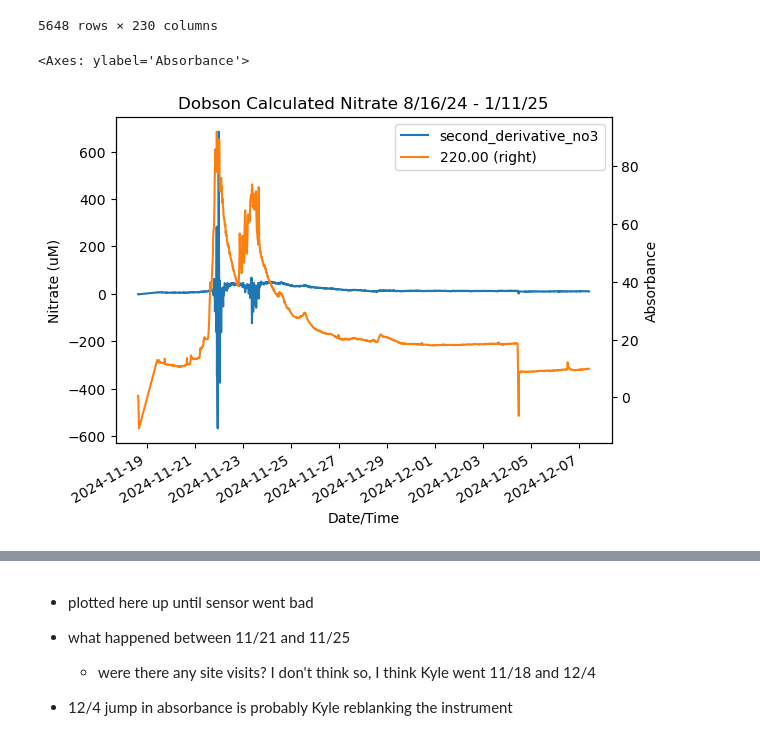
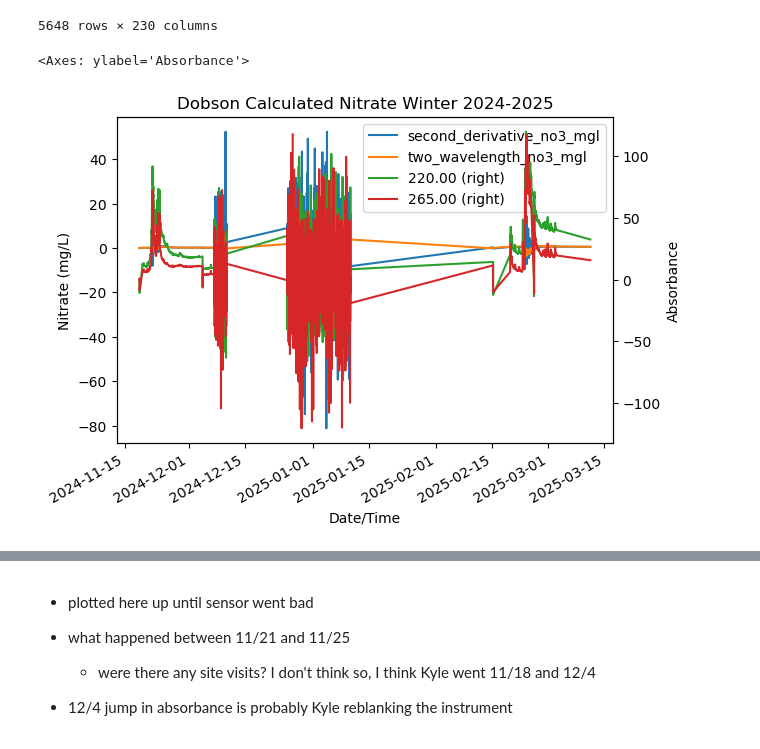
Before and after one commit to mbeneck/rcew-nitrate, a Jupyter notebook: 8-16-24 Reynolds Data.ipynb, the cells around one changed output, grey strips where cells are left out. Saved outputs shown, nothing was run; the diff lists cells and outputs as text; code cells hidden in the pictures.

Commit message:
added plots for all data from RME and dobson up until March 11 2025. Also added code to ingest and plot nutrient analyzer data

```diff
--- a/8-16-24 Reynolds Data.ipynb
+++ b/8-16-24 Reynolds Data.ipynb
@@ -69,7 +145,7 @@ dobson81624.to_excel('/Users/beneck/Library/CloudStorage/OneDrive-NortheasternUn
 # %%
 dobson = scan_helpers.import_all_scan_fp('/Users/beneck/Library/CloudStorage/OneDrive-NortheasternUniversity/Boise Project/Data/Reynolds Nitrate Monitoring/SCAN Data/Dobson/Readings/')
 # %%
-dobson = scan_helpers.apply_calibrations(dobson, [no3_calibrations.one_wavelength, no3_calibrations.two_wavelength, no3_calibrations.second_derivative], {no3_calibrations.second_derivative: {'slope': 41.42, 'intercept': 1.03}, no3_calibrations.two_wavelength: {'slope': 3.69, 'intercept': -.98}, no3_calibrations.one_wavelength: {'slope': 3.26, 'intercept': 0.33}})
+dobson = scan_helpers.apply_calibrations(dobson, [no3_calibrations.one_wavelength, no3_calibrations.two_wavelength, no3_calibrations.second_derivative], {no3_calibrations.second_derivative: {'slope': 41.42, 'intercept': 1.03}, no3_calibrations.two_wavelength: {'slope': 3.69, 'intercept': -.98, 'alpha':1.5}, no3_calibrations.one_wavelength: {'slope': 3.26, 'intercept': 0.33}})
 dobson['two_wavelength_no3_mgl'] = dobson['two_wavelength_no3'] * 14/1000
 dobson['one_wavelength_no3_mgl'] = dobson['one_wavelength_no3'] * 14/1000
 dobson['second_derivative_no3_mgl'] = dobson['second_derivative_no3'] * 14/1000
@@ -92,8 +168,8 @@ dobson
 # %%
 fig, ax = plt.subplots()
 
-dobson['11/1/2024 00:00':'12/7/2024 09:51'].plot(y='second_derivative_no3', title = 'Dobson Calculated Nitrate 8/16/24 - 1/11/25', ax=ax, ylabel='Nitrate (uM)')
-dobson['11/1/2024 00:00':'12/7/2024 10:00'].plot(y='220.00', secondary_y=True, ylabel='Absorbance', ax=ax)
+dobson['11/1/2024 00:00':].plot(y=['second_derivative_no3_mgl', 'two_wavelength_no3_mgl'], title = 'Dobson Calculated Nitrate Winter 2024-2025', ax=ax, ylabel='Nitrate (mg/L)')
+dobson['11/1/2024 00:00':].plot(y=['220.00', '265.00'], secondary_y=True, ylabel='Absorbance', ax=ax)
 # %% [output]
 <Axes: ylabel='Absorbance'>
-[figure, old version]
+[figure, new version]
```
Also changed, not shown: parts of 36 cells of this notebook.
